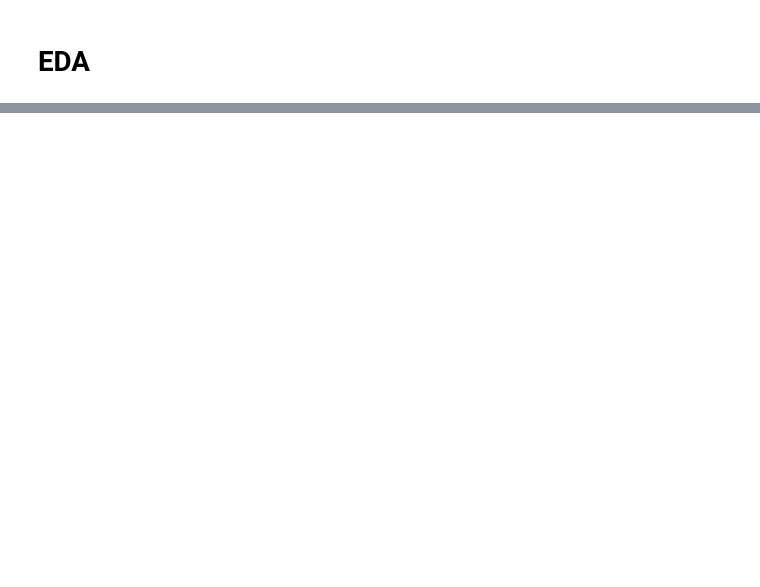
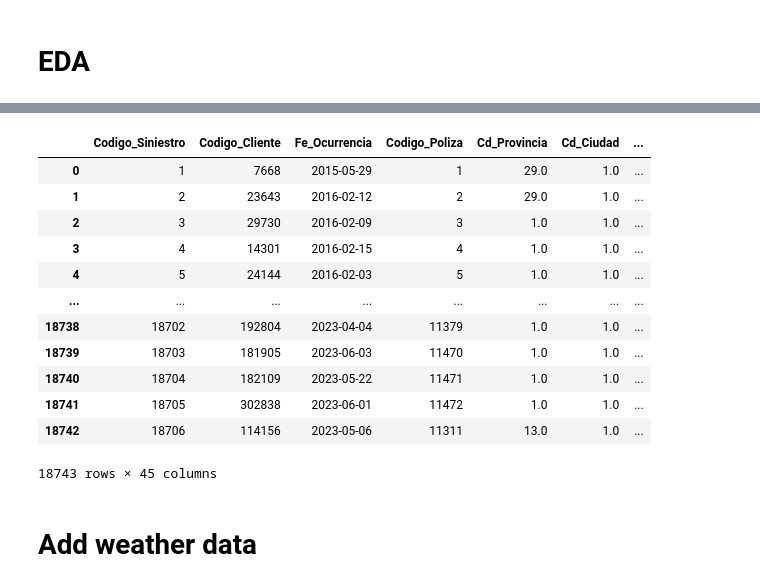
Before and after one commit to josegarciav/Datathon_BDO_2023, a Jupyter notebook: Etapa 1 - Datathon 2023.ipynb, the cells around one changed output, grey strips where cells are left out. Drawn from its saved outputs; the diff is of its cells as text; code cells hidden in the pictures; blank space fills up the shorter version.

Commit message:
add parque vehicular to the dataset

```diff
--- a/Etapa 1 - Datathon 2023.ipynb
+++ b/Etapa 1 - Datathon 2023.ipynb
@@ -358,0 +398,36 @@ array([0, ' ', 'Vaguada 04-Nov-2022', 'Huracán Matthew',
+# %%
+def replace_values(df, column, replacements):
+    for old_value, new_value in replacements.items():
+        df[column] = np.where(df[column] == old_value, new_value, df[column])
+    return df
+
+# Define the replacement dictionaries for each dataframe
+parque_vehicular_replacements = {
+    "Motocicletas": "Motocicleta",
+    "Autobuses": "Autobus",
+    "Automoviles": "Automovil",
+    "Maquinas Pesadas": "Maquinaria Pesada",
+    "Volteo": "Maquinaria Pesada"
+}
+
+df3_replacements = {
+    "Jeeps y Vanette": "Jeep",
+    "Otros Tipos": "Otros",
+    "Minibus": "Autobus",
+    "Grua": "Carga",
+    "Remolque": "Carga",
+    "Volqueta": "Carga",
+    "Camion": "Carga",
+    "Furgoneta": "Carga",
+    "Cabezotes, Patanas y Tractores": "Carga",
+    "Camiones cama": "Carga",
+    "Camioneta": "Jeep"
+}
+
+# Apply the function to each dataframe
+parque_vehicular = replace_values(parque_vehicular, 'Clase', parque_vehicular_replacements)
+df3 = replace_values(df3, 'Tipo_Vehiculo', df3_replacements)
+
+# Replace null values with the mode
+mode_value = df3['Tipo_Vehiculo'].mode()[0]
+df3['Tipo_Vehiculo'].fillna(mode_value, inplace=True)
@@ -358,0 +450,4 @@ array([0, ' ', 'Vaguada 04-Nov-2022', 'Huracán Matthew',
+# %%
+df3['ano'] = df3['Fe_Ocurrencia'].dt.strftime('%Y')
+df3 = df3.merge(parque_vehicular, left_on=["Tipo_Vehiculo","ano"], right_on=["Clase","ano"], how='left')
+df3.shape
@@ -358,0 +476,18 @@ array([0, ' ', 'Vaguada 04-Nov-2022', 'Huracán Matthew',
+# %%
+df3
+# %% [output]
+|  | Codigo_Siniestro | Codigo_Cliente | Fe_Ocurrencia | Codigo_Poliza | Cd_Provincia | Cd_Ciudad | ... |
+| 0 | 1 | 7668 | 2015-05-29 | 1 | 29.0 | 1.0 | ... |
+| 1 | 2 | 23643 | 2016-02-12 | 2 | 29.0 | 1.0 | ... |
+| 2 | 3 | 29730 | 2016-02-09 | 3 | 1.0 | 1.0 | ... |
+| 3 | 4 | 14301 | 2016-02-15 | 4 | 1.0 | 1.0 | ... |
+| 4 | 5 | 24144 | 2016-02-03 | 5 | 1.0 | 1.0 | ... |
+| ... | ... | ... | ... | ... | ... | ... | ... |
+| 18738 | 18702 | 192804 | 2023-04-04 | 11379 | 1.0 | 1.0 | ... |
+| 18739 | 18703 | 181905 | 2023-06-03 | 11470 | 1.0 | 1.0 | ... |
+| 18740 | 18704 | 182109 | 2023-05-22 | 11471 | 1.0 | 1.0 | ... |
+| 18741 | 18705 | 302838 | 2023-06-01 | 11472 | 1.0 | 1.0 | ... |
+| 18742 | 18706 | 114156 | 2023-05-06 | 11311 | 13.0 | 1.0 | ... |
+18743 rows × 45 columns
+# %% [markdown]
+# Add weather data
```
Also changed, not shown: parts of 15 cells of this notebook.
